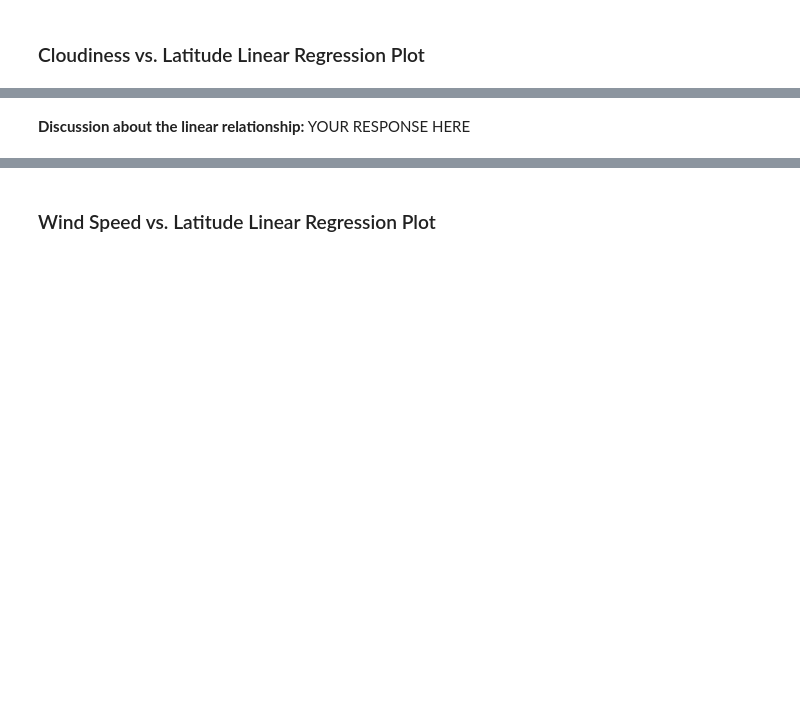
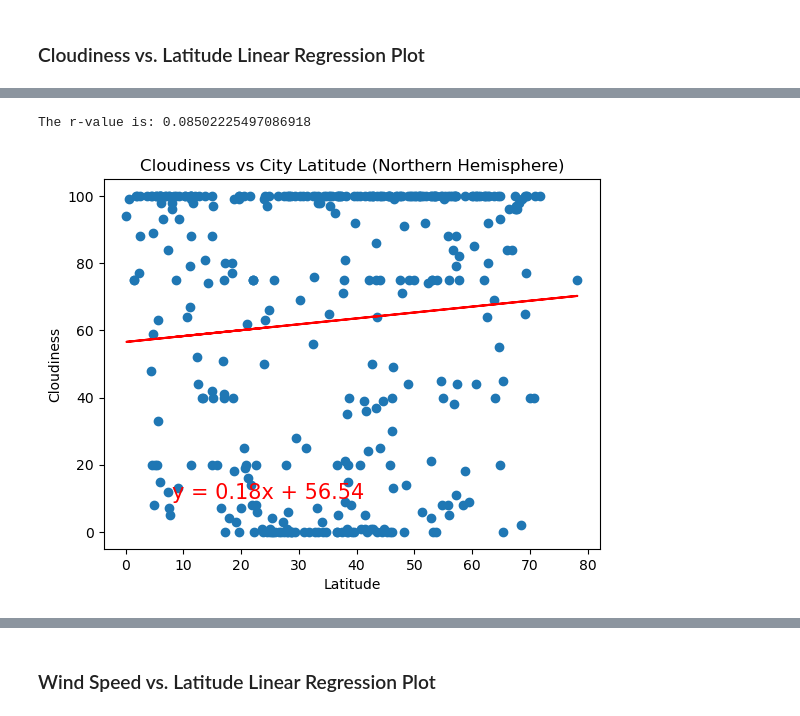
Before and after one commit to jonahkopp/python-api-challenge, a Jupyter notebook: WeatherPy/WeatherPy.ipynb, the cells around one changed output, grey strips where cells are left out. Saved outputs shown, nothing was run; the diff lists cells and outputs as text; code cells hidden in the pictures; blank space fills up the shorter version.

```diff
--- a/WeatherPy/WeatherPy.ipynb
+++ b/WeatherPy/WeatherPy.ipynb
@@ -382,2 +363,6 @@ The r-value is: 0.02056735429994368
-# %% [markdown]
-**Discussion about the linear relationship:** YOUR RESPONSE HERE
+# %%
+# Northern Hemisphere
+lin_reg_plots(northern_hemi_df['Lat'],northern_hemi_df['Cloudiness'],'Cloudiness vs City Latitude (Northern Hemisphere)','Latitude','Cloudiness')
+# %% [output]
+The r-value is: 0.08502225497086918
+[figure, added]
```
Also changed, not shown: parts of 30 cells of this notebook, 5 other files.
